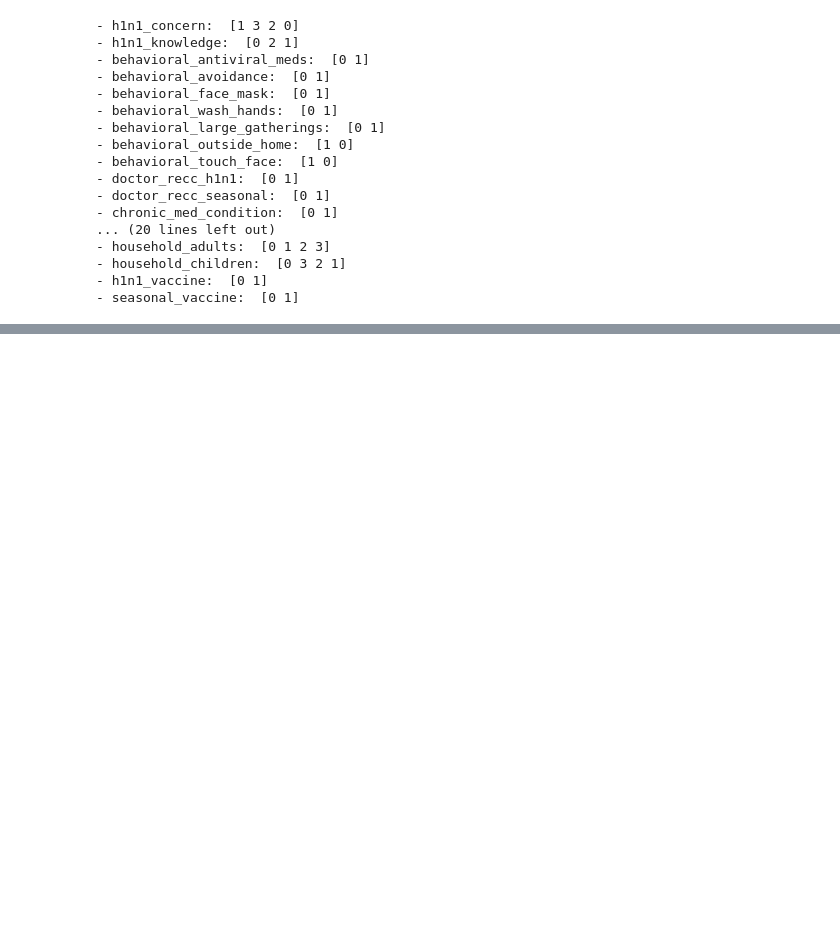
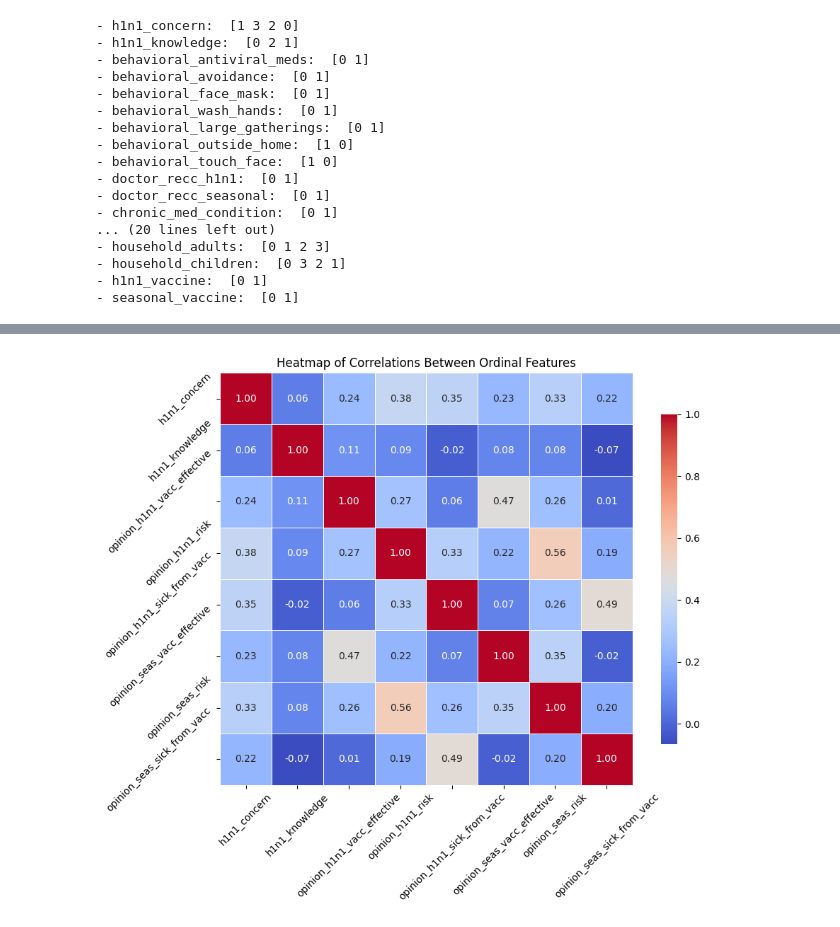
Before and after one commit to FREDRICKKYEKI/dsc-project-h1n1_prediction, a Jupyter notebook: index.ipynb, the cells around one changed output, grey strips where cells are left out. Saved outputs shown, nothing was run; the diff lists cells and outputs as text; code cells hidden in the pictures; blank space fills up the shorter version.

```diff
--- a/index.ipynb
+++ b/index.ipynb
@@ -279,0 +358,16 @@ for col in train_data.columns:
+# %%
+# Select ordinal features for correlation analysis
+ordinal_features = [
+    'h1n1_concern',
+    'h1n1_knowledge',
+    'opinion_h1n1_vacc_effective',
+    'opinion_h1n1_risk',
+    'opinion_h1n1_sick_from_vacc',
+    'opinion_seas_vacc_effective',
+    'opinion_seas_risk',
+    'opinion_seas_sick_from_vacc'
+]
+
+# Calculate the correlation matrix
+correlation_matrix = train_data[ordinal_features].corr()
+correlation_matrix
@@ -279,0 +384,17 @@ for col in train_data.columns:
+# %%
+# Set up the matplotlib figure
+plt.figure(figsize=(10, 8))
+
+# Create a heatmap
+sns.heatmap(correlation_matrix, annot=True, fmt=".2f", cmap='coolwarm', square=True, cbar_kws={"shrink": .8}, linewidths=0.5)
+
+# Title and labels
+plt.title('Heatmap of Correlations Between Ordinal Features')
+plt.xticks(rotation=45)
+plt.yticks(rotation=45)
+plt.tight_layout()
+
+# Show the plot
+plt.show()
+# %% [output]
+[figure, added]
```
Also changed, not shown: parts of 5 cells of this notebook.
